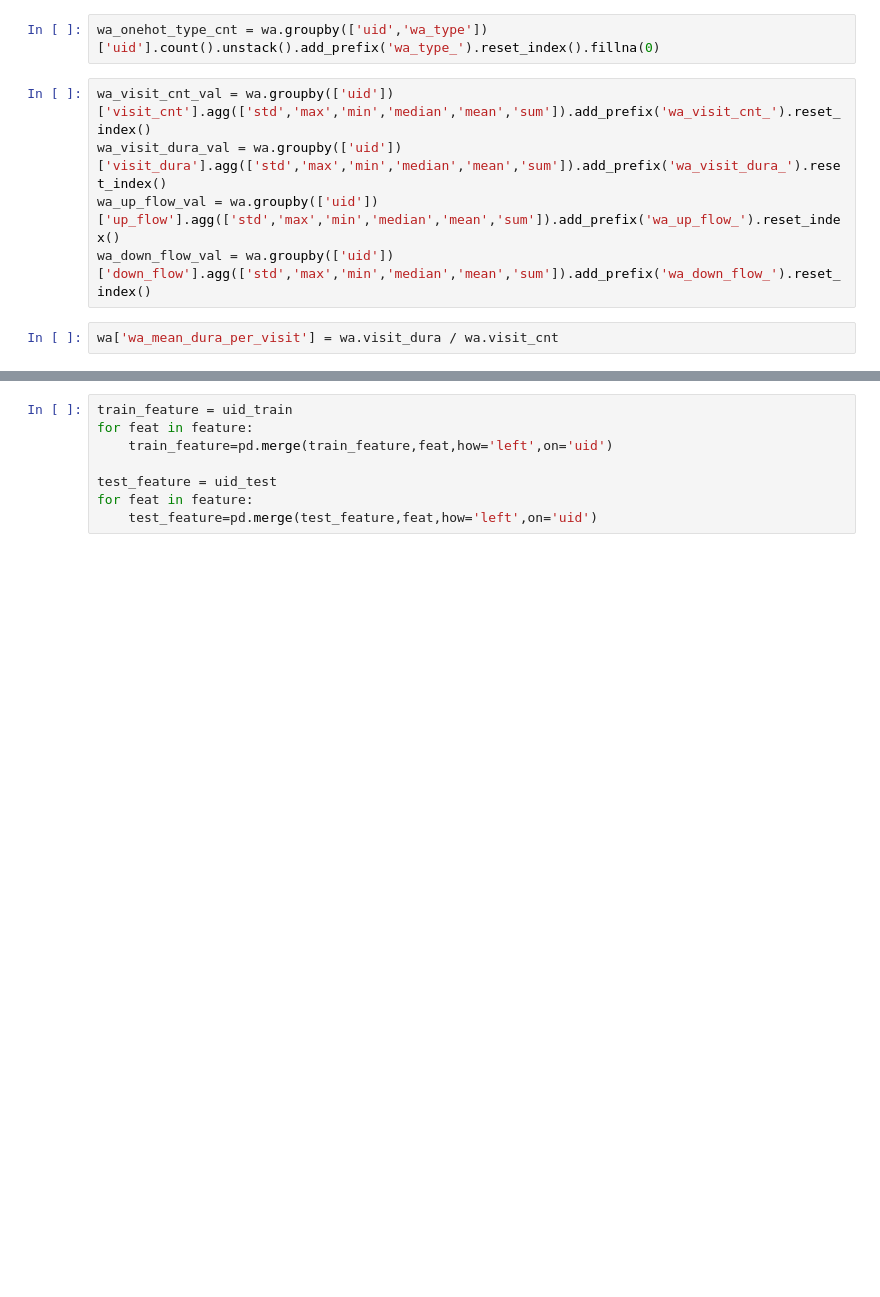
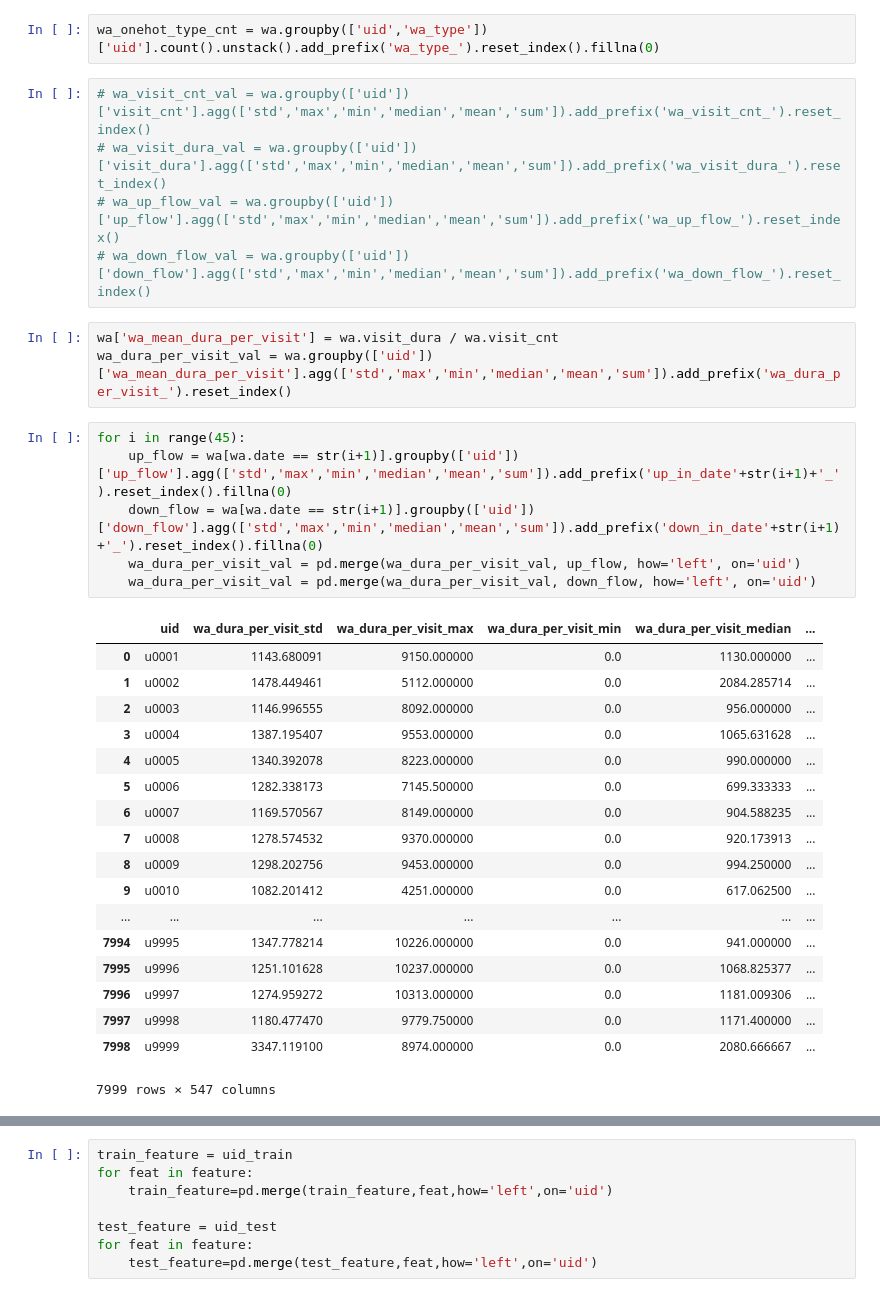
Before and after one commit to 15331335/DataMining, a Jupyter notebook: src/main.ipynb, the cells around one changed output, grey strips where cells are left out. Saved outputs shown, nothing was run; the diff lists cells and outputs as text; blank space fills up the shorter version.

```diff
--- a/src/main.ipynb
+++ b/src/main.ipynb
@@ -75,9 +75,35 @@ wa_unique_name_cnt = wa.groupby(['uid'])['wa_name'].agg({'wa_name_unique_count':
 # %%
 wa_onehot_type_cnt = wa.groupby(['uid','wa_type'])['uid'].count().unstack().add_prefix('wa_type_').reset_index().fillna(0)
 # %%
-wa_visit_cnt_val = wa.groupby(['uid'])['visit_cnt'].agg(['std','max','min','median','mean','sum']).add_prefix('wa_visit_cnt_').reset_index()
-wa_visit_dura_val = wa.groupby(['uid'])['visit_dura'].agg(['std','max','min','median','mean','sum']).add_prefix('wa_visit_dura_').reset_index()
-wa_up_flow_val = wa.groupby(['uid'])['up_flow'].agg(['std','max','min','median','mean','sum']).add_prefix('wa_up_flow_').reset_index()
-wa_down_flow_val = wa.groupby(['uid'])['down_flow'].agg(['std','max','min','median','mean','sum']).add_prefix('wa_down_flow_').reset_index()
+# wa_visit_cnt_val = wa.groupby(['uid'])['visit_cnt'].agg(['std','max','min','median','mean','sum']).add_prefix('wa_visit_cnt_').reset_index()
+# wa_visit_dura_val = wa.groupby(['uid'])['visit_dura'].agg(['std','max','min','median','mean','sum']).add_prefix('wa_visit_dura_').reset_index()
+# wa_up_flow_val = wa.groupby(['uid'])['up_flow'].agg(['std','max','min','median','mean','sum']).add_prefix('wa_up_flow_').reset_index()
+# wa_down_flow_val = wa.groupby(['uid'])['down_flow'].agg(['std','max','min','median','mean','sum']).add_prefix('wa_down_flow_').reset_index()
-# %%
-wa['wa_mean_dura_per_visit'] = wa.visit_dura / wa.visit_cnt
+# %%
+wa['wa_mean_dura_per_visit'] = wa.visit_dura / wa.visit_cnt
+wa_dura_per_visit_val = wa.groupby(['uid'])['wa_mean_dura_per_visit'].agg(['std','max','min','median','mean','sum']).add_prefix('wa_dura_per_visit_').reset_index()
+# %%
+for i in range(45):
+    up_flow = wa[wa.date == str(i+1)].groupby(['uid'])['up_flow'].agg(['std','max','min','median','mean','sum']).add_prefix('up_in_date'+str(i+1)+'_').reset_index().fillna(0)
+    down_flow = wa[wa.date == str(i+1)].groupby(['uid'])['down_flow'].agg(['std','max','min','median','mean','sum']).add_prefix('down_in_date'+str(i+1)+'_').reset_index().fillna(0)
+    wa_dura_per_visit_val = pd.merge(wa_dura_per_visit_val, up_flow, how='left', on='uid')
+    wa_dura_per_visit_val = pd.merge(wa_dura_per_visit_val, down_flow, how='left', on='uid')
+# %% [output]
+|  | uid | wa_dura_per_visit_std | wa_dura_per_visit_max | wa_dura_per_visit_min | wa_dura_per_visit_median | ... |
+| 0 | u0001 | 1143.680091 | 9150.000000 | 0.0 | 1130.000000 | ... |
+| 1 | u0002 | 1478.449461 | 5112.000000 | 0.0 | 2084.285714 | ... |
+| 2 | u0003 | 1146.996555 | 8092.000000 | 0.0 | 956.000000 | ... |
+| 3 | u0004 | 1387.195407 | 9553.000000 | 0.0 | 1065.631628 | ... |
+| 4 | u0005 | 1340.392078 | 8223.000000 | 0.0 | 990.000000 | ... |
+| 5 | u0006 | 1282.338173 | 7145.500000 | 0.0 | 699.333333 | ... |
+| 6 | u0007 | 1169.570567 | 8149.000000 | 0.0 | 904.588235 | ... |
+| 7 | u0008 | 1278.574532 | 9370.000000 | 0.0 | 920.173913 | ... |
+| 8 | u0009 | 1298.202756 | 9453.000000 | 0.0 | 994.250000 | ... |
+| 9 | u0010 | 1082.201412 | 4251.000000 | 0.0 | 617.062500 | ... |
+| ... | ... | ... | ... | ... | ... | ... |
+| 7994 | u9995 | 1347.778214 | 10226.000000 | 0.0 | 941.000000 | ... |
+| 7995 | u9996 | 1251.101628 | 10237.000000 | 0.0 | 1068.825377 | ... |
+| 7996 | u9997 | 1274.959272 | 10313.000000 | 0.0 | 1181.009306 | ... |
+| 7997 | u9998 | 1180.477470 | 9779.750000 | 0.0 | 1171.400000 | ... |
+| 7998 | u9999 | 3347.119100 | 8974.000000 | 0.0 | 2080.666667 | ... |
+7999 rows × 547 columns
```
Also changed, not shown: parts of 5 cells of this notebook, 1 other file.
